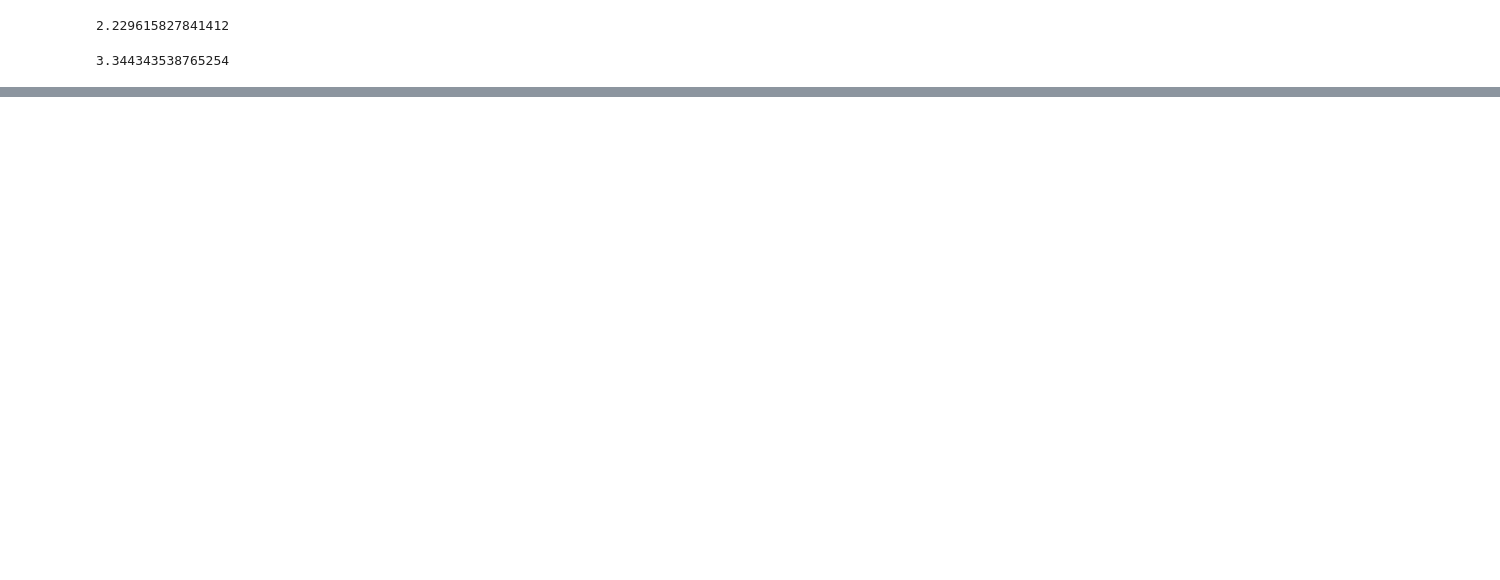
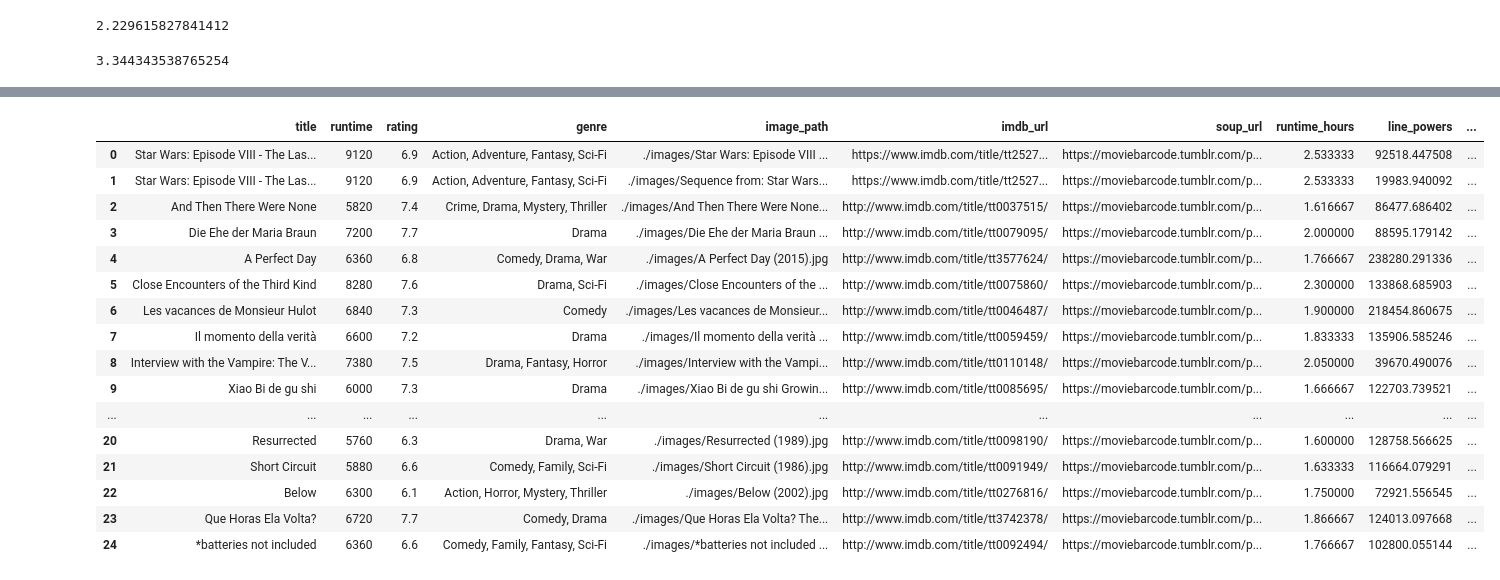
Before and after one commit to HealthyMindTech/WatchHorrorMoviesToSaveThePlanet, a Jupyter notebook: barcode_processing/Barcode Processing.ipynb, the cells around one changed output, grey strips where cells are left out. Cells and saved outputs as stored; diff of their text form; code cells hidden in the pictures; blank space fills up the shorter version.

Commit message:
Add code for cost calculation based on tsv file with movie lengths

```diff
--- a/barcode_processing/Barcode Processing.ipynb
+++ b/barcode_processing/Barcode Processing.ipynb
@@ -83,0 +104,3 @@ calculate_cost(min_power_consumption, max_power_consumption, "tumblr_mz3dq6K2wO1
+# %%
+movies = pd.read_csv('movies.tsv', sep='\t', header=0)
+movies
@@ -83,0 +125,3 @@ calculate_cost(min_power_consumption, max_power_consumption, "tumblr_mz3dq6K2wO1
+# %%
+movies['runtime_hours'] = movies['runtime']/3600
+movies['runtime_hours']
@@ -83,0 +158,9 @@ calculate_cost(min_power_consumption, max_power_consumption, "tumblr_mz3dq6K2wO1
+# %%
+line_powers = []
+
+for i in range(0,len(movies)):
+    print(movies.iloc[i].image_path)
+    img = io.imread(movies.iloc[i].image_path)
+    line_power = calculate_line_power(img)
+    line_power_mean = np.mean(line_power)
+    line_powers.append(line_power_mean)
@@ -83,0 +185,22 @@ calculate_cost(min_power_consumption, max_power_consumption, "tumblr_mz3dq6K2wO1
+# %%
+movies['pixels_cost'] = line_powers
+# %%
+movies
+# %% [output]
+|  | title | runtime | rating | genre | image_path | imdb_url | soup_url | runtime_hours | line_powers | ... |
+| 0 | Star Wars: Episode VIII - The Las... | 9120 | 6.9 | Action, Adventure, Fantasy, Sci-Fi | ./images/Star Wars: Episode VIII ... | https://www.imdb.com/title/tt2527... | https://moviebarcode.tumblr.com/p... | 2.533333 | 92518.447508 | ... |
+| 1 | Star Wars: Episode VIII - The Las... | 9120 | 6.9 | Action, Adventure, Fantasy, Sci-Fi | ./images/Sequence from: Star Wars... | https://www.imdb.com/title/tt2527... | https://moviebarcode.tumblr.com/p... | 2.533333 | 19983.940092 | ... |
+| 2 | And Then There Were None | 5820 | 7.4 | Crime, Drama, Mystery, Thriller | ./images/And Then There Were None... | http://www.imdb.com/title/tt0037515/ | https://moviebarcode.tumblr.com/p... | 1.616667 | 86477.686402 | ... |
+| 3 | Die Ehe der Maria Braun | 7200 | 7.7 | Drama | ./images/Die Ehe der Maria Braun ... | http://www.imdb.com/title/tt0079095/ | https://moviebarcode.tumblr.com/p... | 2.000000 | 88595.179142 | ... |
+| 4 | A Perfect Day | 6360 | 6.8 | Comedy, Drama, War | ./images/A Perfect Day (2015).jpg | http://www.imdb.com/title/tt3577624/ | https://moviebarcode.tumblr.com/p... | 1.766667 | 238280.291336 | ... |
+| 5 | Close Encounters of the Third Kind | 8280 | 7.6 | Drama, Sci-Fi | ./images/Close Encounters of the ... | http://www.imdb.com/title/tt0075860/ | https://moviebarcode.tumblr.com/p... | 2.300000 | 133868.685903 | ... |
+| 6 | Les vacances de Monsieur Hulot | 6840 | 7.3 | Comedy | ./images/Les vacances de Monsieur... | http://www.imdb.com/title/tt0046487/ | https://moviebarcode.tumblr.com/p... | 1.900000 | 218454.860675 | ... |
+| 7 | Il momento della verità | 6600 | 7.2 | Drama | ./images/Il momento della verità ... | http://www.imdb.com/title/tt0059459/ | https://moviebarcode.tumblr.com/p... | 1.833333 | 135906.585246 | ... |
+| 8 | Interview with the Vampire: The V... | 7380 | 7.5 | Drama, Fantasy, Horror | ./images/Interview with the Vampi... | http://www.imdb.com/title/tt0110148/ | https://moviebarcode.tumblr.com/p... | 2.050000 | 39670.490076 | ... |
+| 9 | Xiao Bi de gu shi | 6000 | 7.3 | Drama | ./images/Xiao Bi de gu shi Growin... | http://www.imdb.com/title/tt0085695/ | https://moviebarcode.tumblr.com/p... | 1.666667 | 122703.739521 | ... |
+| ... | ... | ... | ... | ... | ... | ... | ... | ... | ... | ... |
+| 20 | Resurrected | 5760 | 6.3 | Drama, War | ./images/Resurrected (1989).jpg | http://www.imdb.com/title/tt0098190/ | https://moviebarcode.tumblr.com/p... | 1.600000 | 128758.566625 | ... |
+| 21 | Short Circuit | 5880 | 6.6 | Comedy, Family, Sci-Fi | ./images/Short Circuit (1986).jpg | http://www.imdb.com/title/tt0091949/ | https://moviebarcode.tumblr.com/p... | 1.633333 | 116664.079291 | ... |
+| 22 | Below | 6300 | 6.1 | Action, Horror, Mystery, Thriller | ./images/Below (2002).jpg | http://www.imdb.com/title/tt0276816/ | https://moviebarcode.tumblr.com/p... | 1.750000 | 72921.556545 | ... |
+| 23 | Que Horas Ela Volta? | 6720 | 7.7 | Comedy, Drama | ./images/Que Horas Ela Volta? The... | http://www.imdb.com/title/tt3742378/ | https://moviebarcode.tumblr.com/p... | 1.866667 | 124013.097668 | ... |
+| 24 | *batteries not included | 6360 | 6.6 | Comedy, Family, Fantasy, Sci-Fi | ./images/*batteries not included ... | http://www.imdb.com/title/tt0092494/ | https://moviebarcode.tumblr.com/p... | 1.766667 | 102800.055144 | ... |
```
Also changed, not shown: parts of 20 cells of this notebook, 1 other file.
